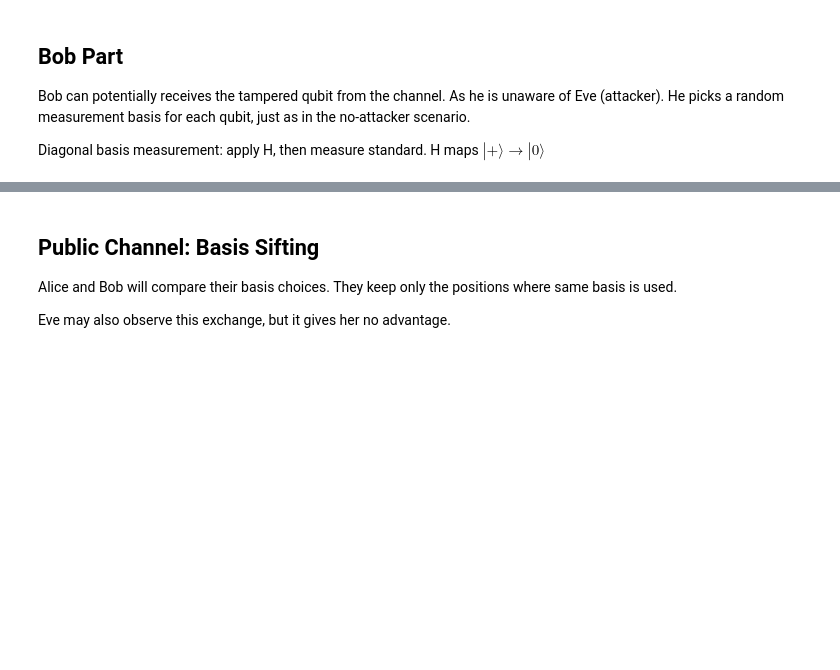
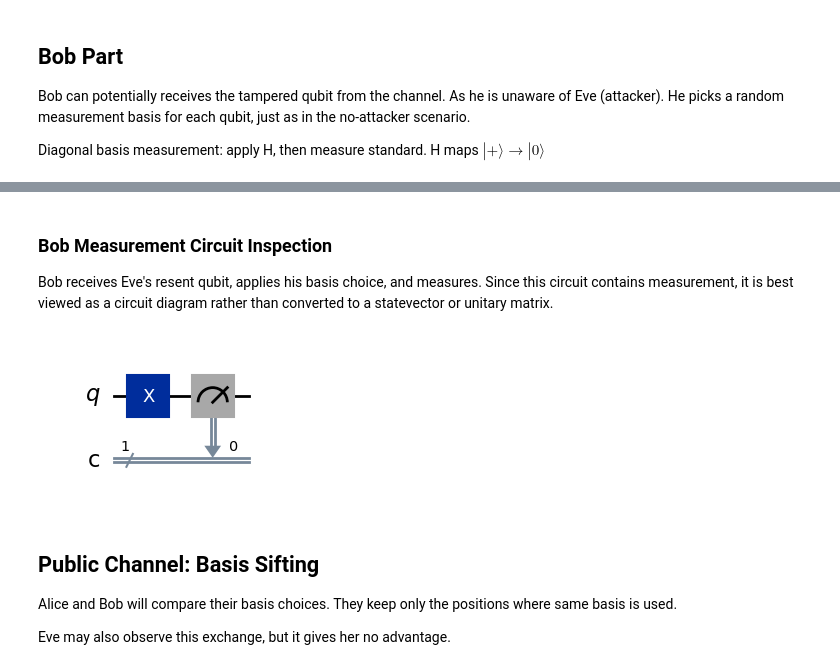
Before and after one commit to KShiMin/SIT-UofG-QC-Assignment, a Jupyter notebook: BB84-Attacker.ipynb, the cells around one changed output, grey strips where cells are left out. Cells and saved outputs as stored; diff of their text form; code cells hidden in the pictures; blank space fills up the shorter version.

```diff
--- a/BB84-Attacker.ipynb
+++ b/BB84-Attacker.ipynb
@@ -205,3 +256,15 @@ Bits:  [0, 1, 1, 1, 1, 0, 1, 1, 0, 0, 1, 1, 1, 1, 1, 0, 1, 1, 0, 1] ...
+# %% [markdown]
+### Bob Measurement Circuit Inspection
+
+Bob receives Eve's resent qubit, applies his basis choice, and measures. Since this circuit contains measurement, it is best viewed as a circuit diagram rather than converted to a statevector or unitary matrix.
+# %%
+bob_measurement_example = eve_channel[inspection_index].copy()
+if bob_bases[inspection_index] == 1:
+    bob_measurement_example.h(0)
+bob_measurement_example.measure(0, 0)
+bob_measurement_example.draw("mpl")
+# %% [output]
+[figure, added]
 # %% [markdown]
 ## Public Channel: Basis Sifting
 
```
Also changed, not shown: parts of 17 cells of this notebook.
